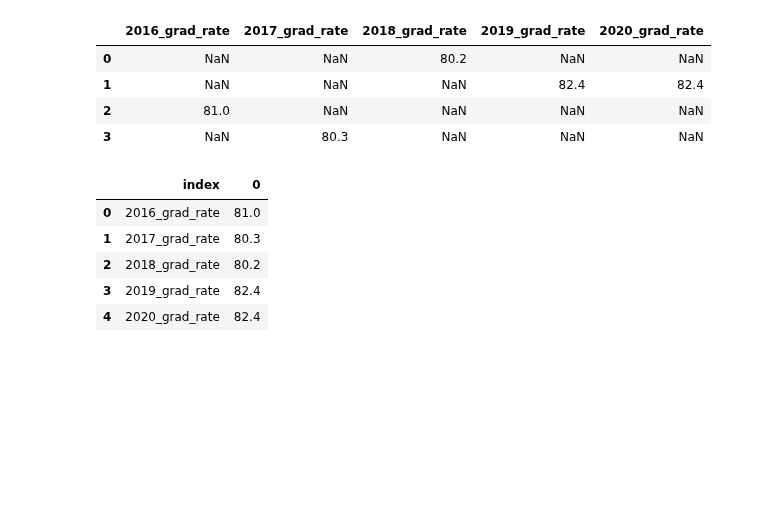
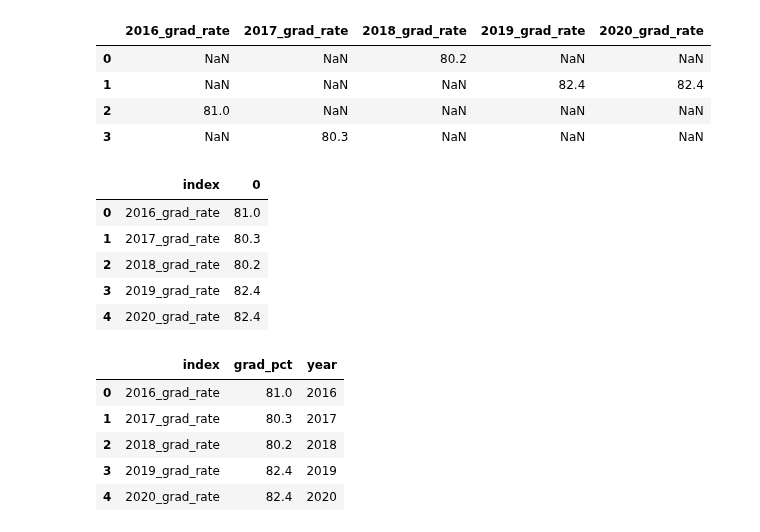
Before and after one commit to jwhankins177/capstone-budget-impact-jupyternb-python, a Jupyter notebook: notebooks/graduation.ipynb, the cells around one changed output. Cells and saved outputs as stored; diff of their text form; code cells hidden in the pictures; blank space fills up the shorter version.

```diff
--- a/notebooks/graduation.ipynb
+++ b/notebooks/graduation.ipynb
@@ -215,3 +215,5 @@ df_grad.reset_index()
 | 2 | 2018_grad_rate | 80.2 |
 | 3 | 2019_grad_rate | 82.4 |
 | 4 | 2020_grad_rate | 82.4 |
+# %%
+df_grad['year'] = [2016,2017,2018,2019,2020]
@@ -217,0 +226,9 @@ df_grad.reset_index()
+# %%
+df_grad
+# %% [output]
+|  | index | grad_pct | year |
+| 0 | 2016_grad_rate | 81.0 | 2016 |
+| 1 | 2017_grad_rate | 80.3 | 2017 |
+| 2 | 2018_grad_rate | 80.2 | 2018 |
+| 3 | 2019_grad_rate | 82.4 | 2019 |
+| 4 | 2020_grad_rate | 82.4 | 2020 |
```
Also changed, not shown: parts of 7 cells of this notebook, 4 other files.
